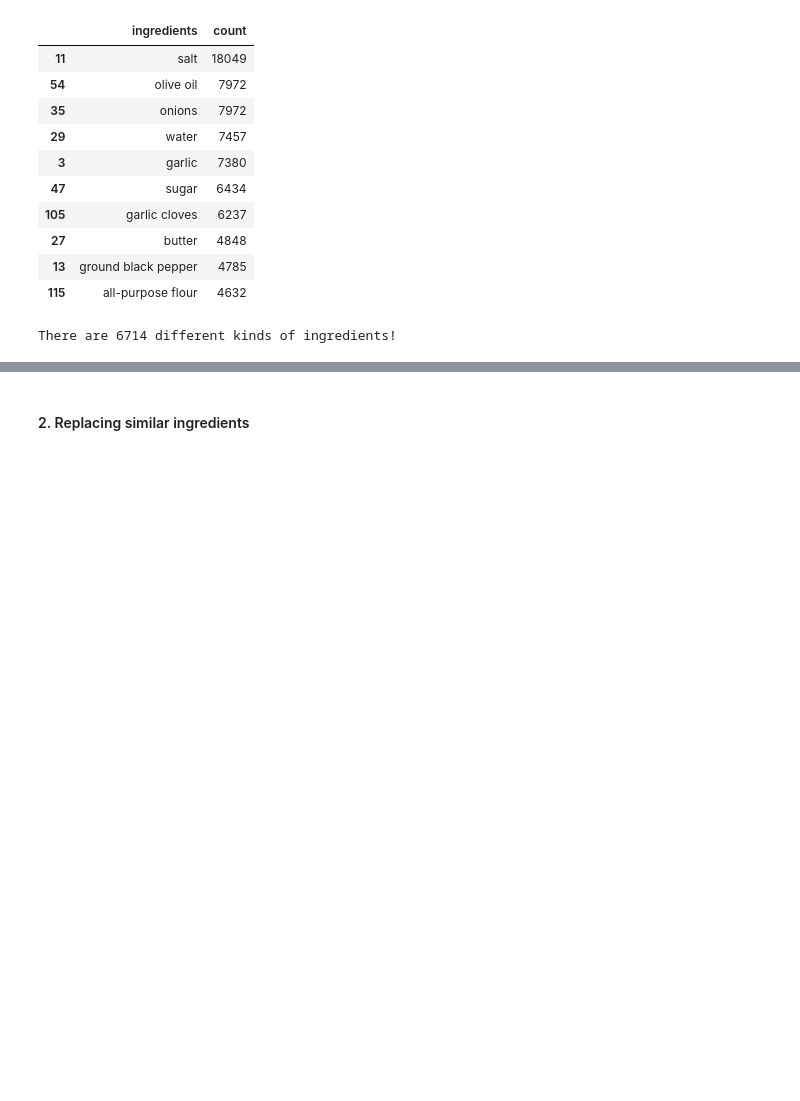
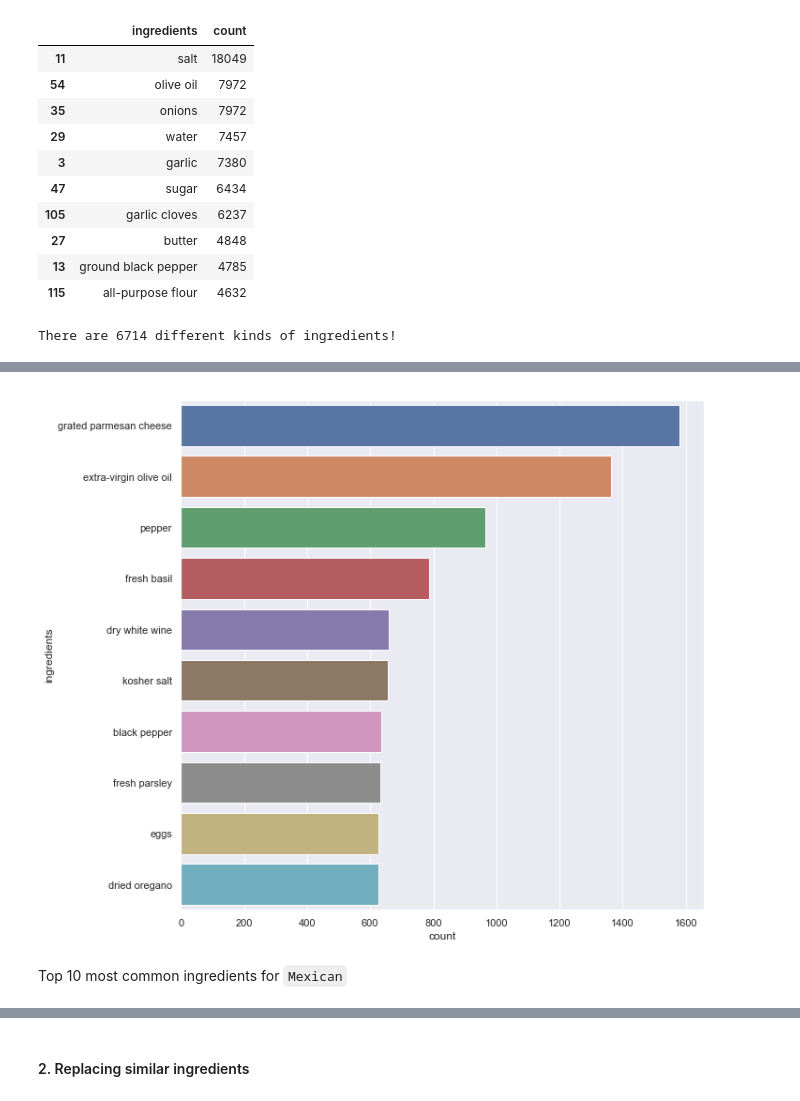
Before and after one commit to bluebehree/whats-cooking, a Jupyter notebook: whats-cooking.ipynb, the cells around one changed output, grey strips where cells are left out. Saved outputs shown, nothing was run; the diff lists cells and outputs as text; code cells hidden in the pictures; blank space fills up the shorter version.

```diff
--- a/whats-cooking.ipynb
+++ b/whats-cooking.ipynb
@@ -83,0 +97,5 @@ There are 6714 different kinds of ingredients!
+# %%
+ten_most_common_ing = df.head(10)['ingredients'].values
+
+def filter_common_ingredients(df):
+    return df[~df['ingredients'].isin(ten_most_common_ing)]
@@ -83,0 +104,13 @@ There are 6714 different kinds of ingredients!
+# %%
+italian = train[train['cuisine'] == 'italian']
+italian_ing = get_ingredient_freq(italian)
+italian_ing = filter_common_ingredients(italian_ing)
+# %%
+sns.set(rc={'figure.figsize':(10, 10)})
+italian_ax = sns.barplot(y='ingredients', x='count', data=italian_ing.head(10))
+italian_fig = italian_ax.get_figure()
+italian_fig.savefig('figures/italian-most-common-ingredients.png', bbox_inches='tight')
+# %% [output]
+[figure, added]
+# %% [markdown]
+Top 10 most common ingredients for `Mexican`
```
Also changed, not shown: parts of 9 cells of this notebook, 5 other files.
